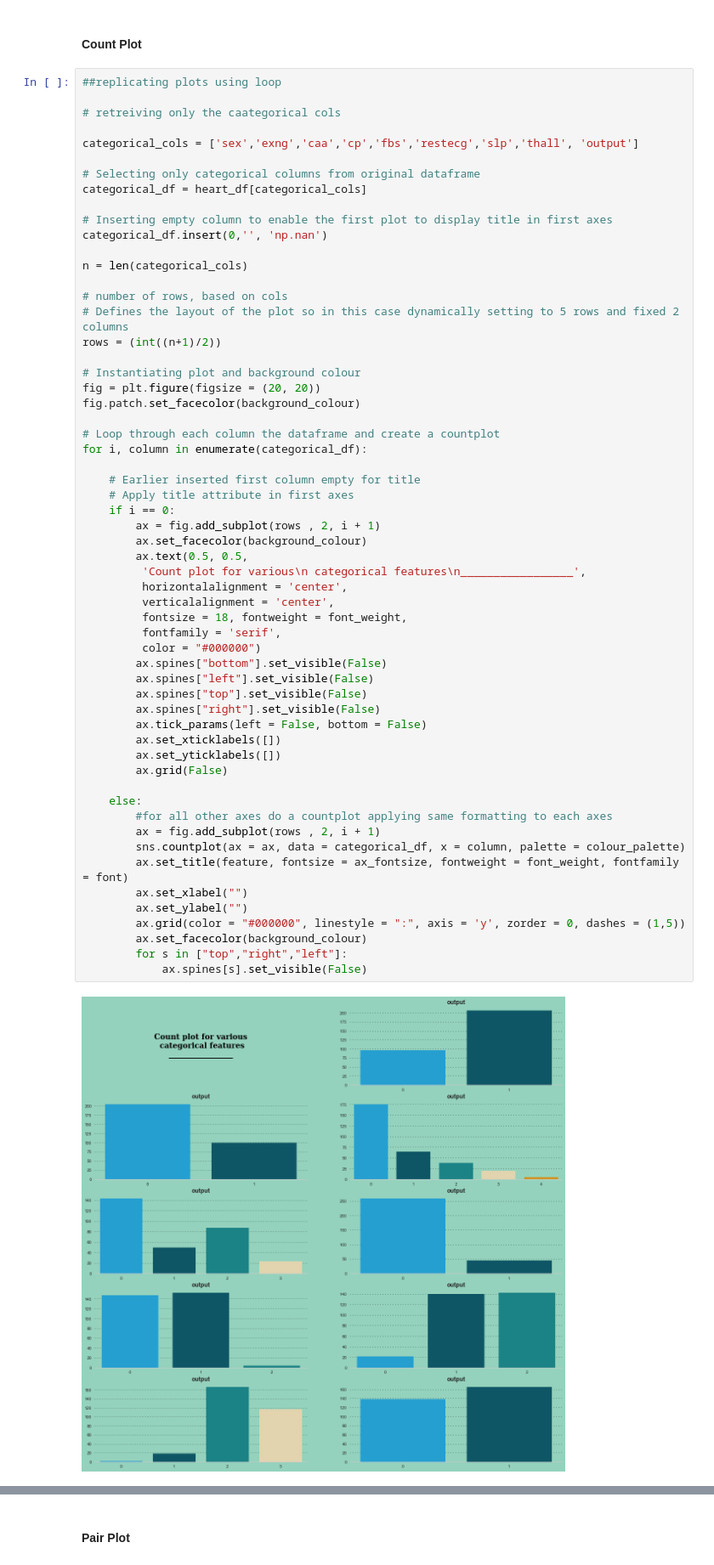
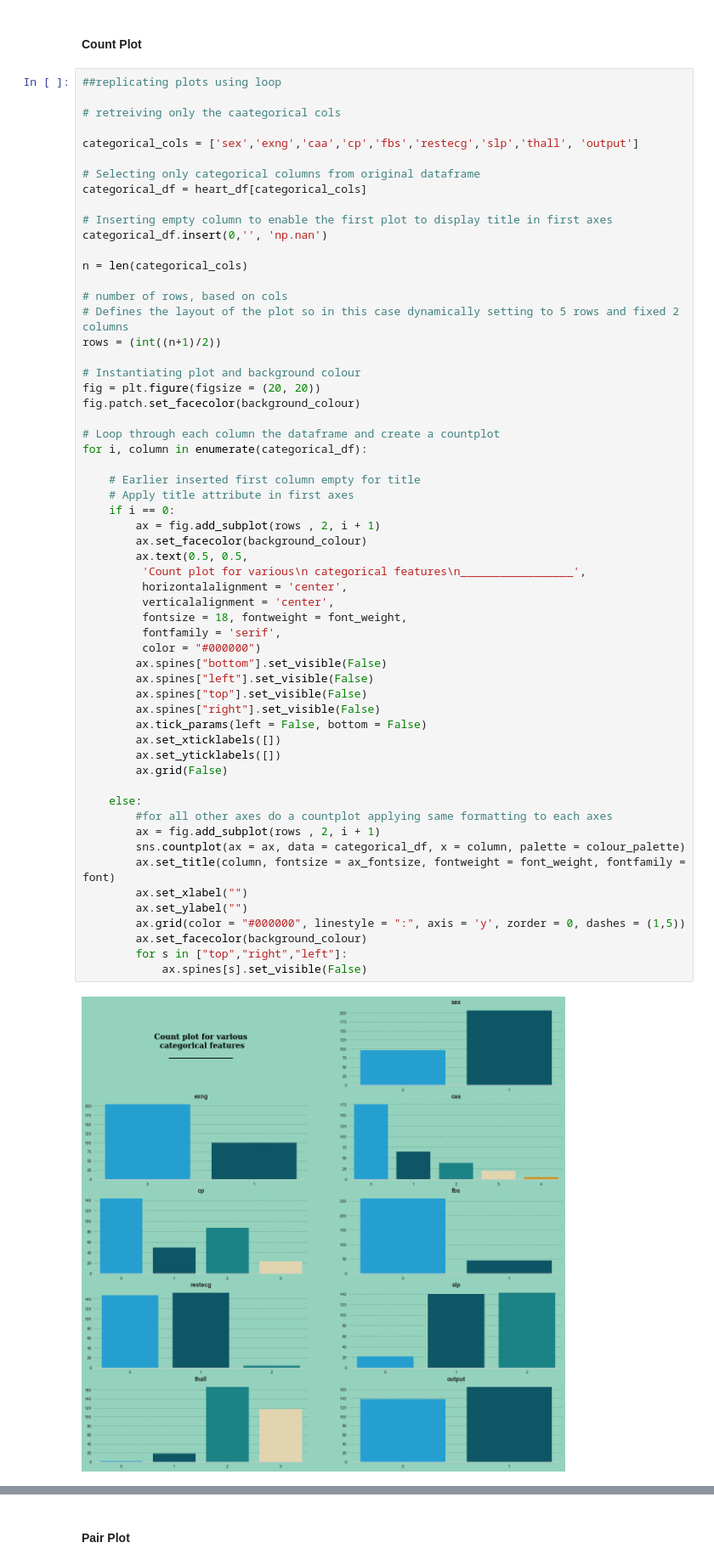
Before and after one commit to viswambaran/DataDrivenAnalytics, a Jupyter notebook: HeartAttackPredictor/HeartAttackPredictionModel.ipynb, the cells around one changed output, grey strips where cells are left out. Shown at 85% size. Cells and saved outputs as stored; diff of their text form.

```diff
--- a/HeartAttackPredictor/HeartAttackPredictionModel.ipynb
+++ b/HeartAttackPredictor/HeartAttackPredictionModel.ipynb
@@ -319,32 +293,32 @@ for i, column in enumerate(categorical_df):
     if i == 0:
         ax = fig.add_subplot(rows , 2, i + 1)
         ax.set_facecolor(background_colour)
         ax.text(0.5, 0.5,
          'Count plot for various\n categorical features\n_________________',
          horizontalalignment = 'center',
          verticalalignment = 'center',
          fontsize = 18, fontweight = font_weight,
          fontfamily = 'serif',
          color = "#000000")
         ax.spines["bottom"].set_visible(False)
         ax.spines["left"].set_visible(False)
         ax.spines["top"].set_visible(False)
         ax.spines["right"].set_visible(False)
         ax.tick_params(left = False, bottom = False)
         ax.set_xticklabels([])
         ax.set_yticklabels([])
         ax.grid(False)
 
     else:
         #for all other axes do a countplot applying same formatting to each axes
         ax = fig.add_subplot(rows , 2, i + 1)
         sns.countplot(ax = ax, data = categorical_df, x = column, palette = colour_palette)
-        ax.set_title(feature, fontsize = ax_fontsize, fontweight = font_weight, fontfamily = font)
+        ax.set_title(column, fontsize = ax_fontsize, fontweight = font_weight, fontfamily = font)
         ax.set_xlabel("")
         ax.set_ylabel("")
         ax.grid(color = "#000000", linestyle = ":", axis = 'y', zorder = 0, dashes = (1,5))
         ax.set_facecolor(background_colour)
         for s in ["top","right","left"]:
             ax.spines[s].set_visible(False)
 # %% [output]
-[figure, old version]
+[figure, new version]
```
Also changed, not shown: parts of 31 cells of this notebook.
